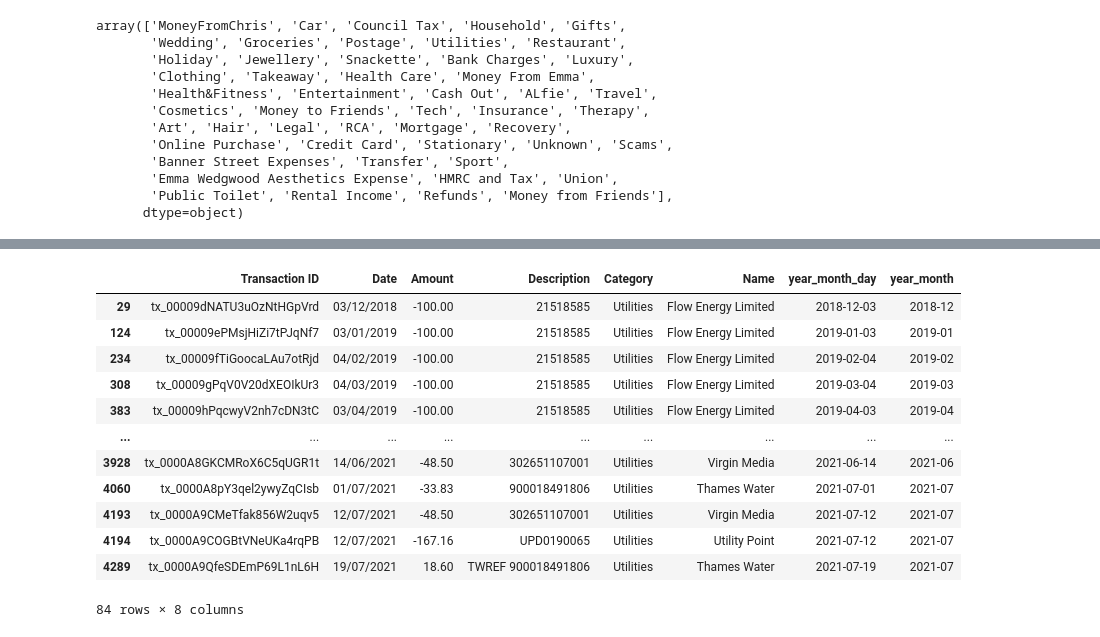
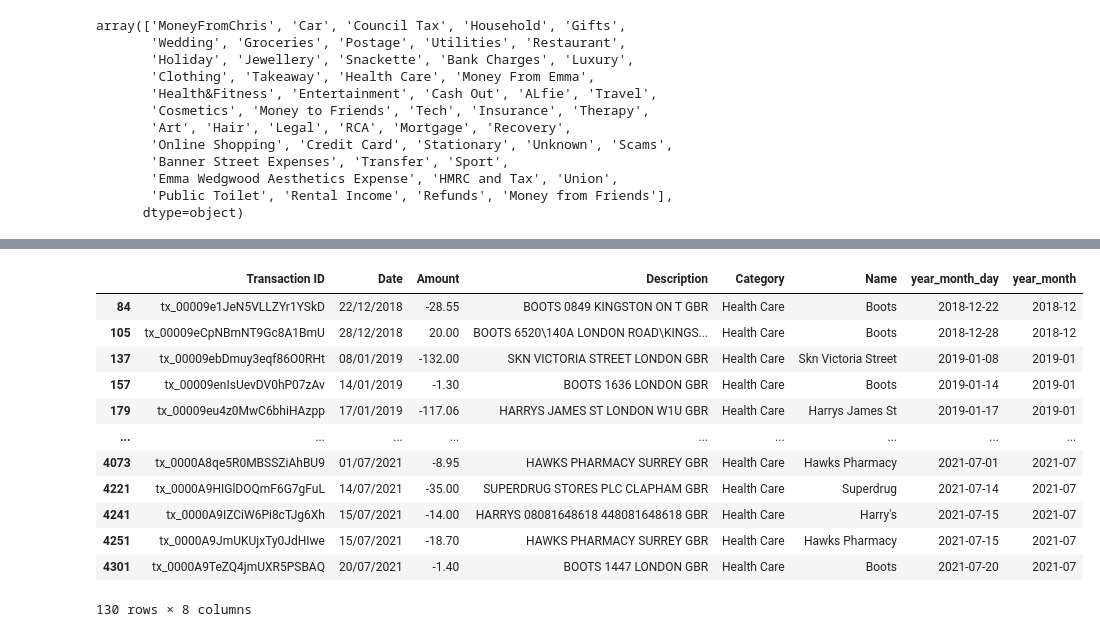
Before and after one commit to chriswedgwood/chriswedgwood, a Jupyter notebook: Finances.ipynb, the cells around one changed output, grey strips where cells are left out. Drawn from its saved outputs; the diff is of its cells as text; code cells hidden in the pictures.

```diff
--- a/Finances.ipynb
+++ b/Finances.ipynb
@@ -34,6 +34,8 @@ df.loc[df['Description'].str.contains('MANCHESTER MCHSTR EXCHAN'), ['Category']]
 df.loc[df['Description'].str.contains('FarmFresh'), ['Category']] = 'Groceries'
 df.loc[df['Description'].str.contains('www.emma-matratze.ch'), ['Category']] = 'Household'
 df.loc[df['Description'].str.contains('Ole'), ['Category']] = 'Snackette'
+df.loc[df['Description'].str.contains('UK PRIME|Amazon Prime|Prime Video'), ['Category']] = 'Entertainment'
+df.loc[df['Description'].str.contains('AMZN|AMAZON'), ['Category']] = 'Online Shopping'
 
 
 
@@ -47,6 +49,11 @@ df.loc[df['Description'].str.contains('Ole'), ['Category']] = 'Snackette'
 
 
 
-df[df['Category'] == '']
+
+
+
+
+
+df[df['Category'] == 'Online Shopping']
 # %% [output]
 |  | Transaction ID | Date | Amount | Description | Category | Name |
@@ -90,7 +101,7 @@ df.loc[df['Name'].str.contains('florist|Teflorist|Recovery 12|Harvey Nichols|Sel
 df.loc[df['Name'].str.contains('Regus|Caff|Nero|Coffee|Dr Gelato|Bagel|Cafe|Maison Georges Larnicol'), ['Category']] = 'Snackette'
 
 df.loc[df['Name'].str.contains('Deliveroo|The Chip Club|Just Eat'), ['Category']] = 'Takeaway'
-df.loc[df['Name'].str.contains('Amazon'), ['Category']] = 'Online Purchase'
+df.loc[df['Name'].str.contains('UK PRIME'), ['Category']] = 'Entertainment'
 df.loc[df['Name'].str.contains('Ryman'), ['Category']] = 'Stationary'
 df.loc[df['Name'].str.contains('Cloudrx|Shutterstock'), ['Category']] = 'Emma Wedgwood Aesthetics Expense'
 
@@ -184,6 +195,6 @@ df.loc[df['Name'].str.contains('Prentice|Test.com|JOHNSON AC'), ['Category']] =
 
 
 
-df[df['Category'] == ''].sort_values(by=['Amount'])
+df[df['Category'] == 'Online Shopping'].sort_values(by=['Amount'])
 # %% [output]
 |  | Transaction ID | Date | Amount | Description | Category | Name |
@@ -220,7 +248,7 @@ array(['MoneyFromChris', 'Car', 'Council Tax', 'Household', 'Gifts',
        'Health&Fitness', 'Entertainment', 'Cash Out', 'ALfie', 'Travel',
        'Cosmetics', 'Money to Friends', 'Tech', 'Insurance', 'Therapy',
        'Art', 'Hair', 'Legal', 'RCA', 'Mortgage', 'Recovery',
-       'Online Purchase', 'Credit Card', 'Stationary', 'Unknown', 'Scams',
+       'Online Shopping', 'Credit Card', 'Stationary', 'Unknown', 'Scams',
        'Banner Street Expenses', 'Transfer', 'Sport',
        'Emma Wedgwood Aesthetics Expense', 'HMRC and Tax', 'Union',
        'Public Toilet', 'Rental Income', 'Refunds', 'Money from Friends'],
@@ -256,18 +284,18 @@ Expenses_Breakdown_Chart.show()
 [interactive output not drawn]
 # %%
 df[df.Amount > 1000 ].sort_values('Amount')
-df[df.Category == 'Utilities']
+df[df.Category == 'Health Care']
 # %% [output]
 |  | Transaction ID | Date | Amount | Description | Category | Name | year_month_day | year_month |
-| 29 | tx_00009dNATU3uOzNtHGpVrd | 03/12/2018 | -100.00 | 21518585 | Utilities | Flow Energy Limited | 2018-12-03 | 2018-12 |
-| 124 | tx_00009ePMsjHiZi7tPJqNf7 | 03/01/2019 | -100.00 | 21518585 | Utilities | Flow Energy Limited | 2019-01-03 | 2019-01 |
-| 234 | tx_00009fTiGoocaLAu7otRjd | 04/02/2019 | -100.00 | 21518585 | Utilities | Flow Energy Limited | 2019-02-04 | 2019-02 |
-| 308 | tx_00009gPqV0V20dXEOIkUr3 | 04/03/2019 | -100.00 | 21518585 | Utilities | Flow Energy Limited | 2019-03-04 | 2019-03 |
-| 383 | tx_00009hPqcwyV2nh7cDN3tC | 03/04/2019 | -100.00 | 21518585 | Utilities | Flow Energy Limited | 2019-04-03 | 2019-04 |
+| 84 | tx_00009e1JeN5VLLZYr1YSkD | 22/12/2018 | -28.55 | BOOTS 0849 KINGSTON ON T GBR | Health Care | Boots | 2018-12-22 | 2018-12 |
+| 105 | tx_00009eCpNBmNT9Gc8A1BmU | 28/12/2018 | 20.00 | BOOTS 6520\140A LONDON ROAD\KINGS... | Health Care | Boots | 2018-12-28 | 2018-12 |
+| 137 | tx_00009ebDmuy3eqf86O0RHt | 08/01/2019 | -132.00 | SKN VICTORIA STREET LONDON GBR | Health Care | Skn Victoria Street | 2019-01-08 | 2019-01 |
+| 157 | tx_00009enIsUevDV0hP07zAv | 14/01/2019 | -1.30 | BOOTS 1636 LONDON GBR | Health Care | Boots | 2019-01-14 | 2019-01 |
+| 179 | tx_00009eu4z0MwC6bhiHAzpp | 17/01/2019 | -117.06 | HARRYS JAMES ST LONDON W1U GBR | Health Care | Harrys James St | 2019-01-17 | 2019-01 |
 | ... | ... | ... | ... | ... | ... | ... | ... | ... |
-| 3928 | tx_0000A8GKCMRoX6C5qUGR1t | 14/06/2021 | -48.50 | 302651107001 | Utilities | Virgin Media | 2021-06-14 | 2021-06 |
-| 4060 | tx_0000A8pY3qel2ywyZqCIsb | 01/07/2021 | -33.83 | 900018491806 | Utilities | Thames Water | 2021-07-01 | 2021-07 |
-| 4193 | tx_0000A9CMeTfak856W2uqv5 | 12/07/2021 | -48.50 | 302651107001 | Utilities | Virgin Media | 2021-07-12 | 2021-07 |
-| 4194 | tx_0000A9COGBtVNeUKa4rqPB | 12/07/2021 | -167.16 | UPD0190065 | Utilities | Utility Point | 2021-07-12 | 2021-07 |
-| 4289 | tx_0000A9QfeSDEmP69L1nL6H | 19/07/2021 | 18.60 | TWREF 900018491806 | Utilities | Thames Water | 2021-07-19 | 2021-07 |
+| 4073 | tx_0000A8qe5R0MBSSZiAhBU9 | 01/07/2021 | -8.95 | HAWKS PHARMACY SURREY GBR | Health Care | Hawks Pharmacy | 2021-07-01 | 2021-07 |
+| 4221 | tx_0000A9HIGlDOQmF6G7gFuL | 14/07/2021 | -35.00 | SUPERDRUG STORES PLC CLAPHAM GBR | Health Care | Superdrug | 2021-07-14 | 2021-07 |
+| 4241 | tx_0000A9IZCiW6Pi8cTJg6Xh | 15/07/2021 | -14.00 | HARRYS 08081648618 448081648618 GBR | Health Care | Harry's | 2021-07-15 | 2021-07 |
+| 4251 | tx_0000A9JmUKUjxTy0JdHIwe | 15/07/2021 | -18.70 | HAWKS PHARMACY SURREY GBR | Health Care | Hawks Pharmacy | 2021-07-15 | 2021-07 |
+| 4301 | tx_0000A9TeZQ4jmUXR5PSBAQ | 20/07/2021 | -1.40 | BOOTS 1447 LONDON GBR | Health Care | Boots | 2021-07-20 | 2021-07 |
-84 rows × 8 columns
+130 rows × 8 columns
```
Also changed, not shown: parts of 8 cells of this notebook.
